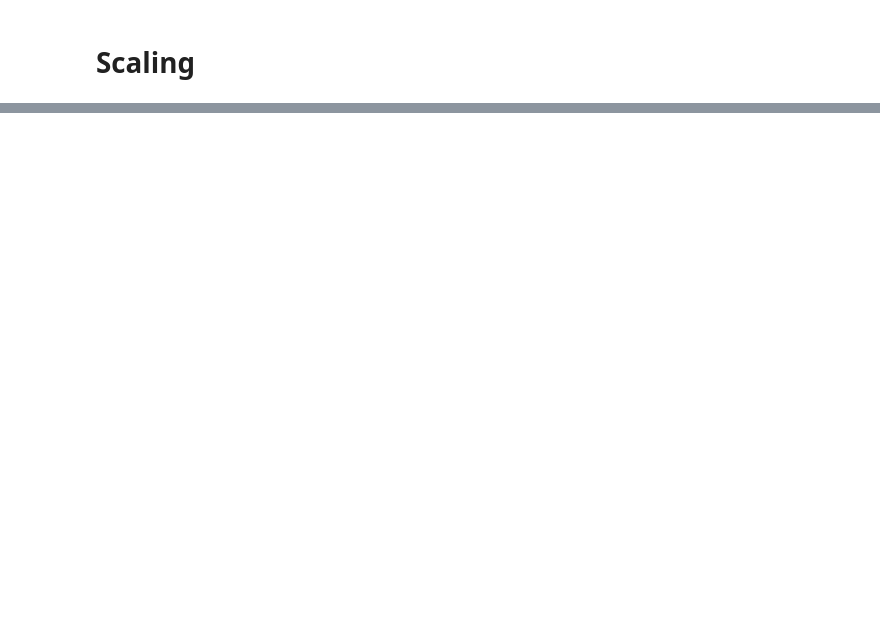
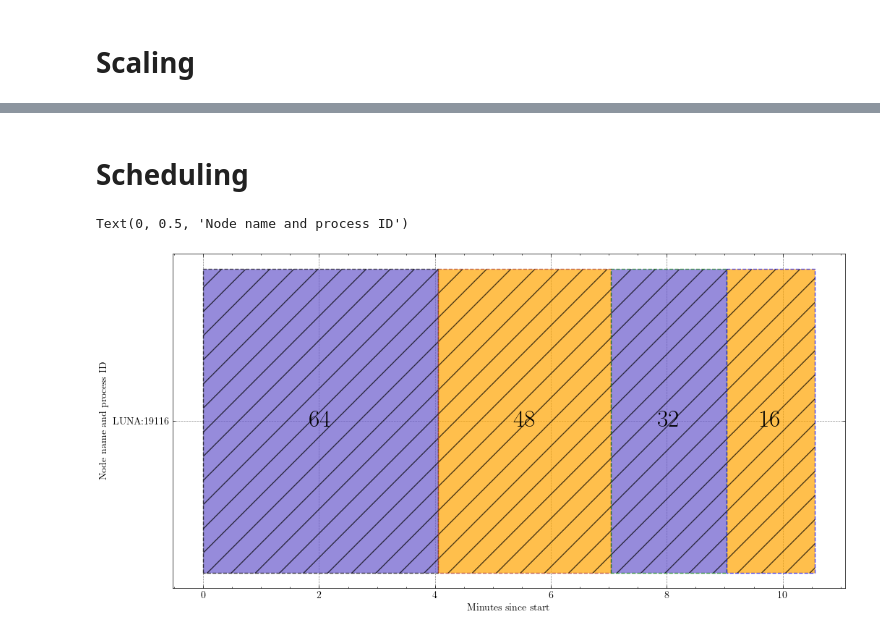
Before and after one commit to lennartvrg/XY-Model, a Jupyter notebook: Notebook.ipynb, the cells around one changed output, grey strips where cells are left out. Saved outputs shown, nothing was run; the diff lists cells and outputs as text; code cells hidden in the pictures; blank space fills up the shorter version.

```diff
--- a/Notebook.ipynb
+++ b/Notebook.ipynb
@@ -231,0 +208,24 @@ fig.savefig('figures/Time_Scaling.pdf', bbox_inches='tight')
+# %% [markdown]
+# Scheduling
+# %%
+data = pd.read_sql_query(f'SELECT a.size, a.node, CAST(a.process AS TEXT) AS process, a.allocated_at / 60.0 AS allocated_at, (a.finished_at - a.allocated_at) / 60.0 AS duration FROM allocations AS a INNER JOIN results AS r ON r.run_id = a.run_id AND r.dimension = a.dimension AND r.size = a.size WHERE a.run_id = \'{current_run}\' AND a.dimension = 2 GROUP BY a.size, a.node, a.process, a.allocated_at ORDER BY a.node, a.process, allocated_at ASC', con)
+
+min = data['allocated_at'].min()
+data['allocated_at'] = data['allocated_at'].transform(lambda x: x - min)
+
+fig, ax = plt.subplots(figsize=(12, 6))
+for idx, (node, group) in enumerate(data.groupby(['node', 'process'])):
+    allocations = list(group[['allocated_at', 'duration']].itertuples(index=False, name=None))
+    ax.broken_barh(allocations, (idx * 1 - 0.25, 0.5), linewidth=1, color=['slateblue', 'orange'], alpha=0.7, edgecolor=['black', 'brown', 'green', 'blue'], linestyle='dashed', hatch='/')
+
+    sizes = list(group[['size', 'allocated_at', 'duration']].itertuples(index=False, name=None))
+    for size, x1, x2 in sizes:
+        ax.text(x=x1 + x2/2, y=idx, s=size, ha='center', va='center', fontsize=24, weight='bold')
+
+labels = list(map(lambda x: f'{x[0]}:{x[1]}', data[['node', 'process']].itertuples(index=False, name=None)))
+ax.set_yticks(range(len(np.unique(labels))), labels=np.unique(labels))
+ax.set_xlabel('Minutes since start')
+ax.set_ylabel('Node name and process ID')
+# %% [output]
+Text(0, 0.5, 'Node name and process ID')
+[figure, added]
```
Also changed, not shown: parts of 9 cells of this notebook, 4 other files.
